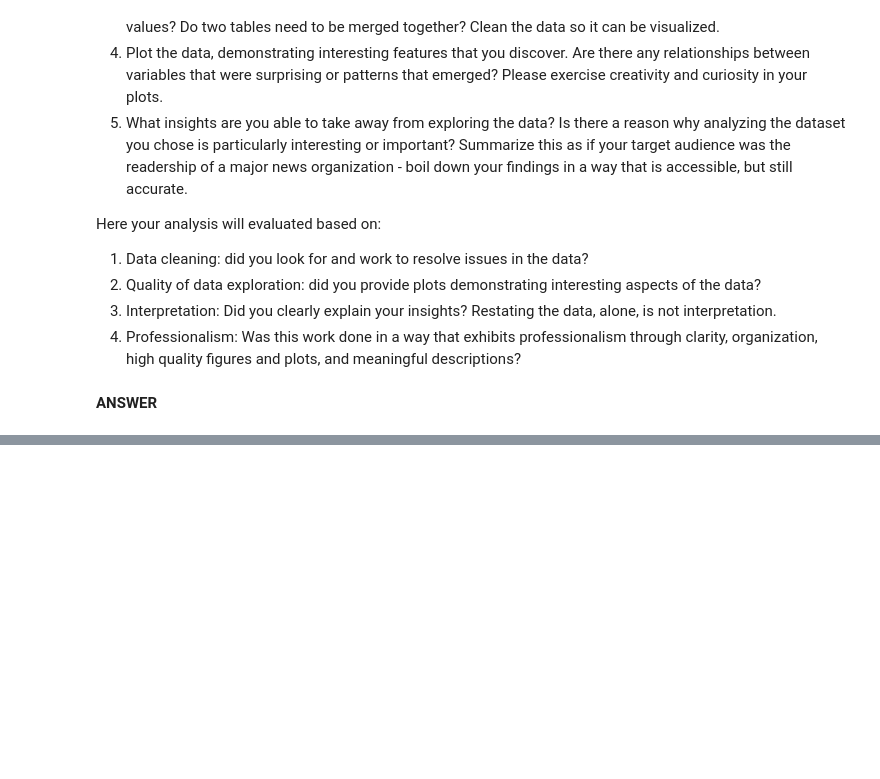
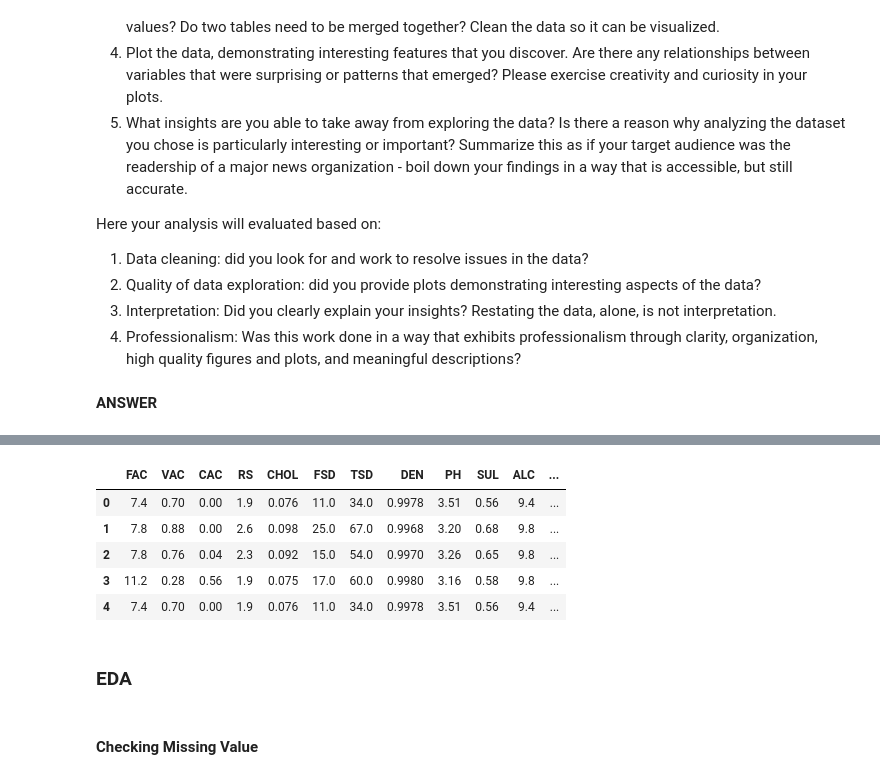
Before and after one commit to gamecicn/ids705, a Jupyter notebook: assignments/Assignment_1.ipynb, the cells around one changed output, grey strips where cells are left out. Cells and saved outputs as stored; diff of their text form; code cells hidden in the pictures; blank space fills up the shorter version.

```diff
--- a/assignments/Assignment_1.ipynb
+++ b/assignments/Assignment_1.ipynb
@@ -849,0 +879,21 @@ Here your analysis will evaluated based on:
+# %%
+import os
+import numpy as np
+import pandas as pd
+import seaborn as sns
+import matplotlib.pyplot as plt
+
+# loading data
+df = pd.read_csv('./data/wine.csv')
+df.head()
+# %% [output]
+|  | FAC | VAC | CAC | RS | CHOL | FSD | TSD | DEN | PH | SUL | ALC | ... |
+| 0 | 7.4 | 0.70 | 0.00 | 1.9 | 0.076 | 11.0 | 34.0 | 0.9978 | 3.51 | 0.56 | 9.4 | ... |
+| 1 | 7.8 | 0.88 | 0.00 | 2.6 | 0.098 | 25.0 | 67.0 | 0.9968 | 3.20 | 0.68 | 9.8 | ... |
+| 2 | 7.8 | 0.76 | 0.04 | 2.3 | 0.092 | 15.0 | 54.0 | 0.9970 | 3.26 | 0.65 | 9.8 | ... |
+| 3 | 11.2 | 0.28 | 0.56 | 1.9 | 0.075 | 17.0 | 60.0 | 0.9980 | 3.16 | 0.58 | 9.8 | ... |
+| 4 | 7.4 | 0.70 | 0.00 | 1.9 | 0.076 | 11.0 | 34.0 | 0.9978 | 3.51 | 0.56 | 9.4 | ... |
+# %% [markdown]
+### EDA
+# %% [markdown]
+#### Checking Missing Value
```
Also changed, not shown: parts of 9 cells of this notebook, 1 other file.
